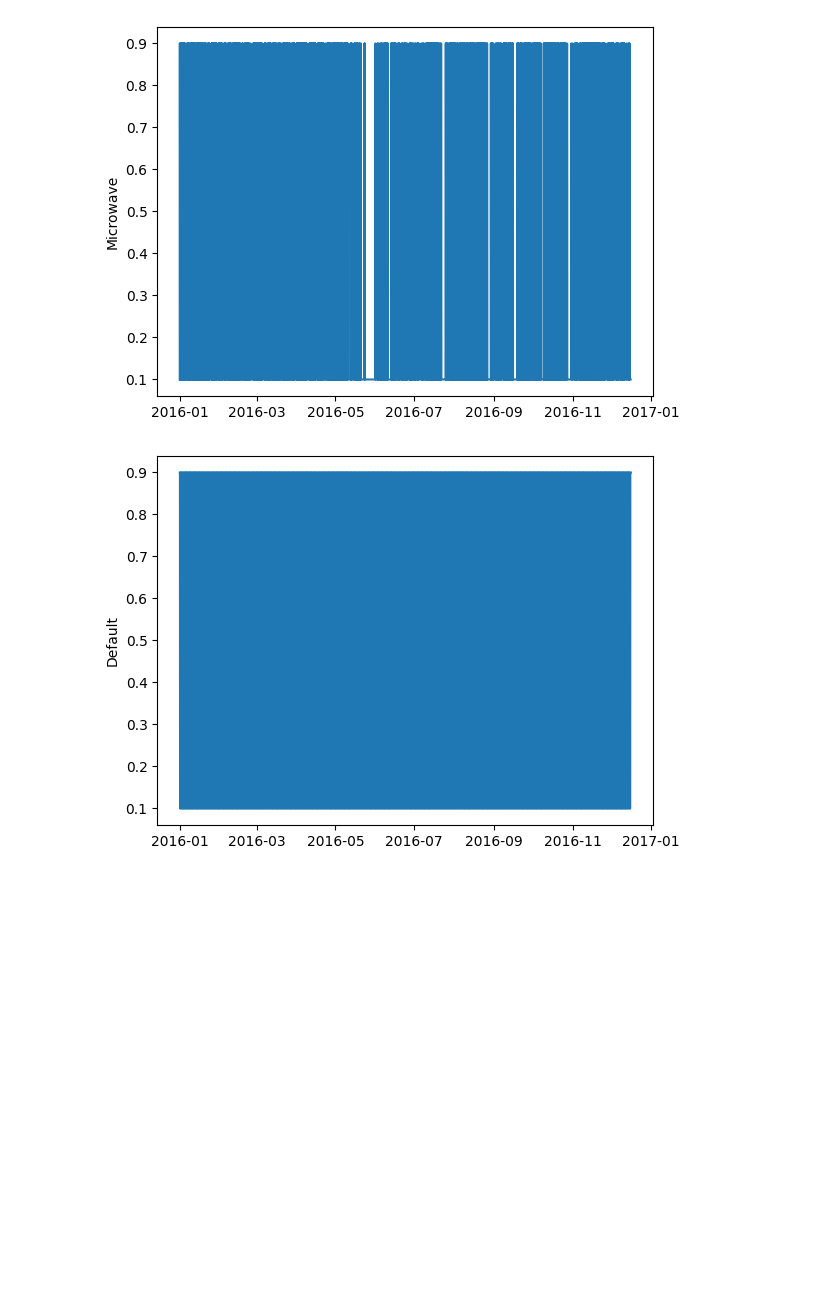
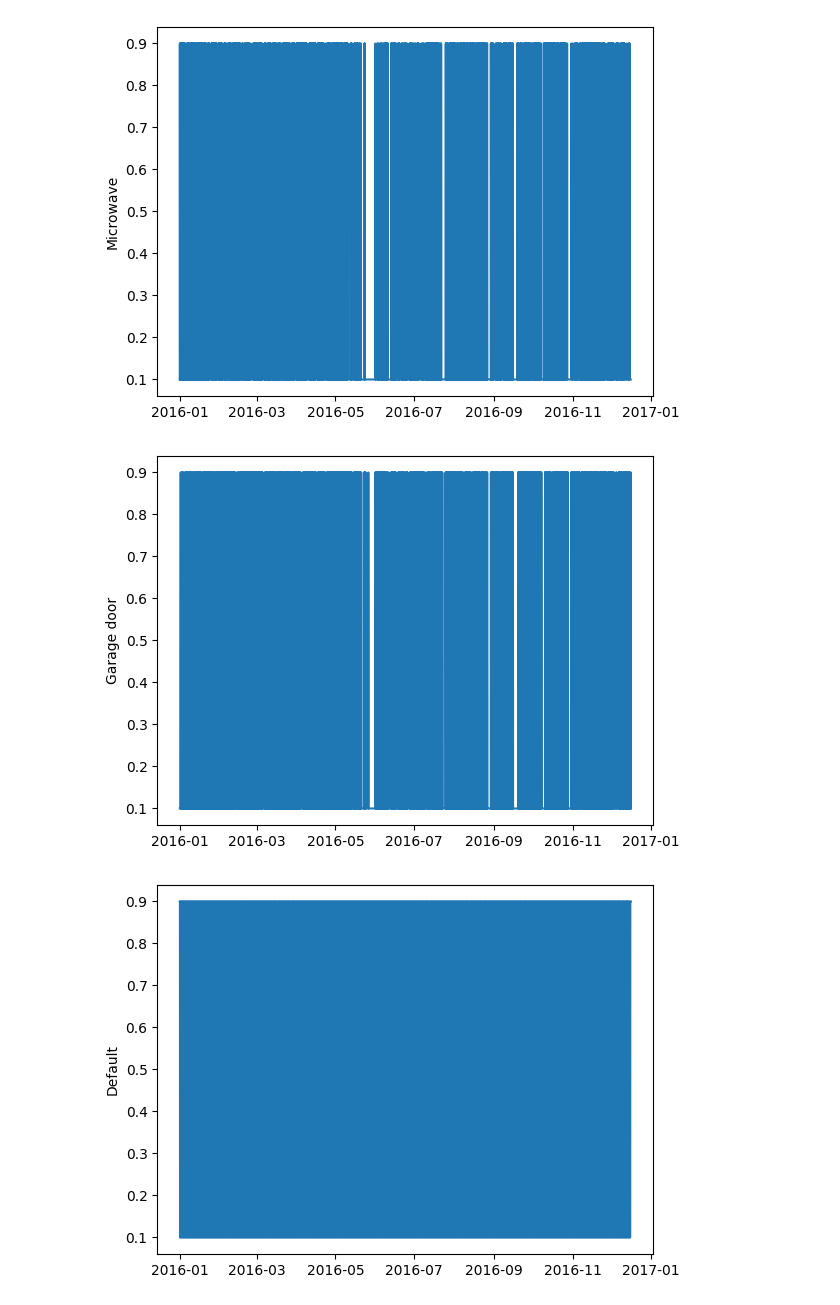
Before and after one commit to smartHome-LUCAMI/Projekt, a Jupyter notebook: data_preparation.ipynb, the cells around one changed output. Saved outputs shown, nothing was run; the diff lists cells and outputs as text; code cells hidden in the pictures; blank space fills up the shorter version.

```diff
--- a/data_preparation.ipynb
+++ b/data_preparation.ipynb
@@ -100,6 +105,12 @@ df.rename(columns={'Microwave [kW]':'Microwave'}, inplace=True)
 fdp.tresholding(data_frame=df, attribute='Microwave', graphing_interval=[df_original.index[0], df_original.index[-1]], treshold=0.0625)
 # %% [output]
 [figure]
+# %%
+df['Garage door'] = df_original[['Garage door [kW]']].copy(deep = True)
+#fdp.tresholding(data_frame=df, attribute='Microwave', graphing_interval=['2016-01-02 12:30:00', '2016-01-02 13:30:00'], treshold=0.0625)
+fdp.tresholding(data_frame=df, attribute='Garage door', graphing_interval=[df_original.index[0], df_original.index[-1]], treshold=2/64)
+# %% [output]
+[figure, added]
 # %%
 
 
```
Also changed, not shown: parts of 7 cells of this notebook, 6 other files.
